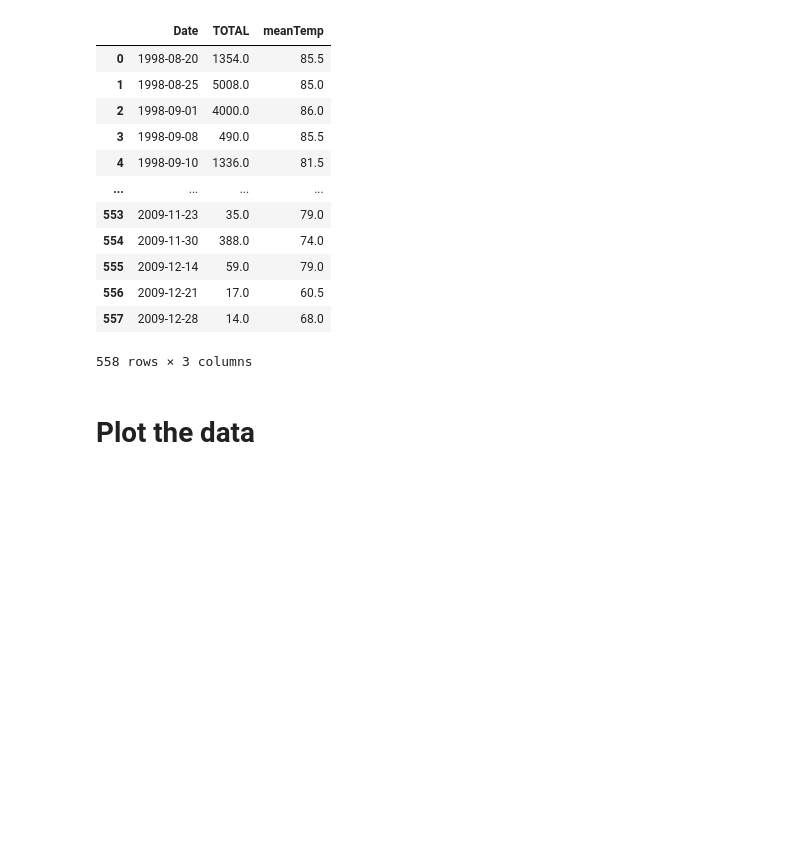
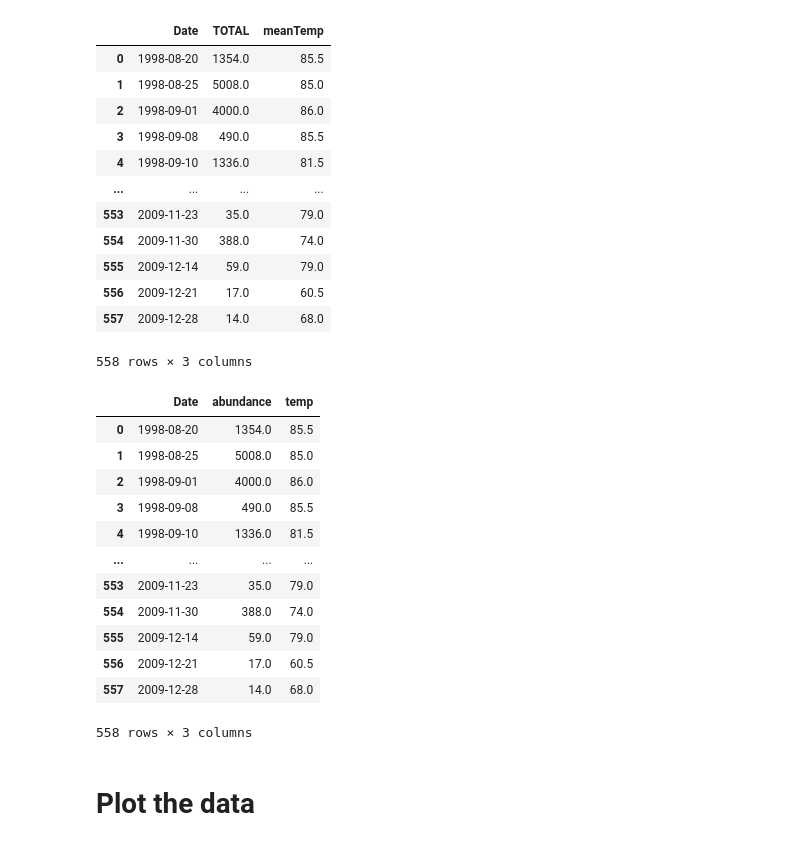
Before and after one commit to Zhengnan817/capstone, a Jupyter notebook: Dataset/florida.ipynb, the cells around one changed output. Cells and saved outputs as stored; diff of their text form; code cells hidden in the pictures; blank space fills up the shorter version.

```diff
--- a/Dataset/florida.ipynb
+++ b/Dataset/florida.ipynb
@@ -185,6 +185,25 @@ df
 | 556 | 2009-12-21 | 17.0 | 60.5 |
 | 557 | 2009-12-28 | 14.0 | 68.0 |
 558 rows × 3 columns
+# %%
+df.rename(columns={'TOTAL': 'abundance', 'meanTemp': 'temp'}, inplace=True)
+
+# 查看更新后的DataFrame
+df
+# %% [output]
+|  | Date | abundance | temp |
+| 0 | 1998-08-20 | 1354.0 | 85.5 |
+| 1 | 1998-08-25 | 5008.0 | 85.0 |
+| 2 | 1998-09-01 | 4000.0 | 86.0 |
+| 3 | 1998-09-08 | 490.0 | 85.5 |
+| 4 | 1998-09-10 | 1336.0 | 81.5 |
+| ... | ... | ... | ... |
+| 553 | 2009-11-23 | 35.0 | 79.0 |
+| 554 | 2009-11-30 | 388.0 | 74.0 |
+| 555 | 2009-12-14 | 59.0 | 79.0 |
+| 556 | 2009-12-21 | 17.0 | 60.5 |
+| 557 | 2009-12-28 | 14.0 | 68.0 |
+558 rows × 3 columns
 # %% [markdown]
 # Plot the data
 # %%
```
Also changed, not shown: parts of 7 cells of this notebook, 1 other file.
